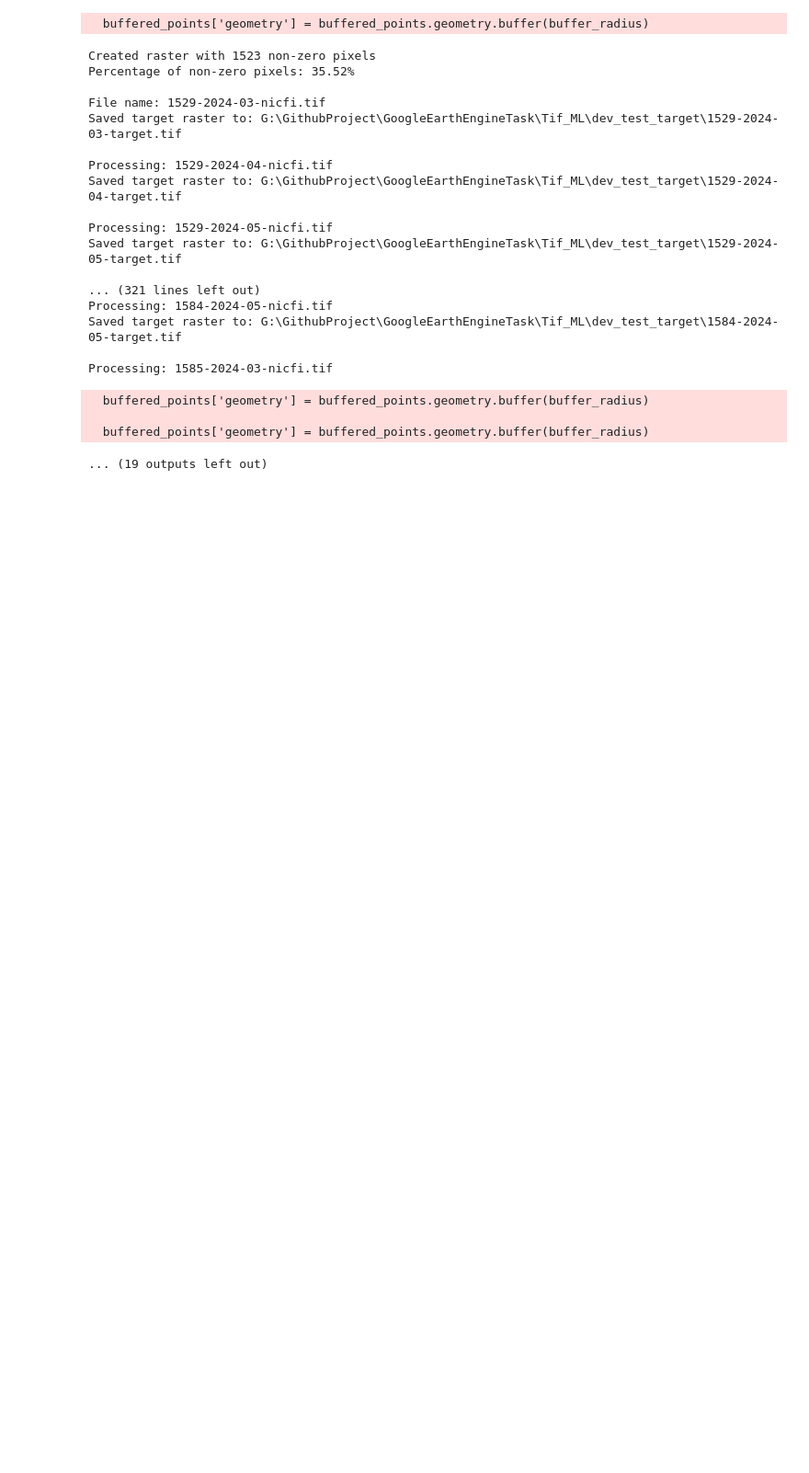
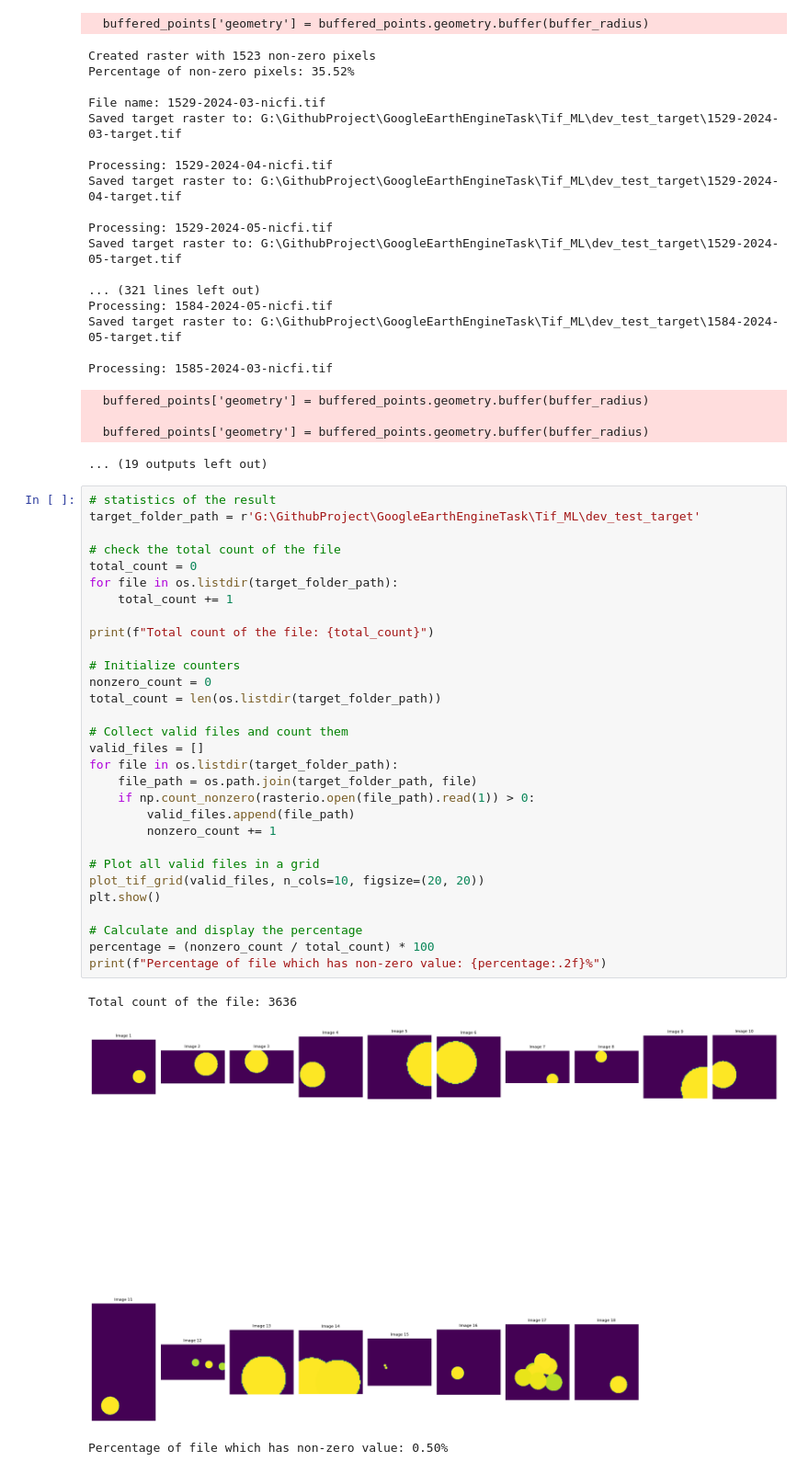
Before and after one commit to wayne-xyz/GoogleEarthEngineTask, a Jupyter notebook: Tif_ML/prep_t.ipynb, the cells around one changed output. Shown: that part at 92% size. Drawn from its saved outputs; the diff is of its cells as text; blank space fills up the shorter version.

Commit message:
target done

```diff
--- a/Tif_ML/prep_t.ipynb
+++ b/Tif_ML/prep_t.ipynb
@@ -563,3 +627,37 @@ Processing: 1585-2024-03-nicfi.tif
 
   buffered_points['geometry'] = buffered_points.geometry.buffer(buffer_radius)
 ... (19 outputs left out)
+# %%
+# statistics of the result
+target_folder_path = r'G:\GithubProject\GoogleEarthEngineTask\Tif_ML\dev_test_target'
+
+# check the total count of the file
+total_count = 0
+for file in os.listdir(target_folder_path):
+    total_count += 1
+
+print(f"Total count of the file: {total_count}")
+
+# Initialize counters
+nonzero_count = 0
+total_count = len(os.listdir(target_folder_path))
+
+# Collect valid files and count them
+valid_files = []
+for file in os.listdir(target_folder_path):
+    file_path = os.path.join(target_folder_path, file)
+    if np.count_nonzero(rasterio.open(file_path).read(1)) > 0:
+        valid_files.append(file_path)
+        nonzero_count += 1
+
+# Plot all valid files in a grid
+plot_tif_grid(valid_files, n_cols=10, figsize=(20, 20))
+plt.show()
+
+# Calculate and display the percentage
+percentage = (nonzero_count / total_count) * 100
+print(f"Percentage of file which has non-zero value: {percentage:.2f}%")
+# %% [output]
+Total count of the file: 3636
+[figure, added]
+Percentage of file which has non-zero value: 0.50%
```
Also changed, not shown: parts of 2 cells of this notebook.
